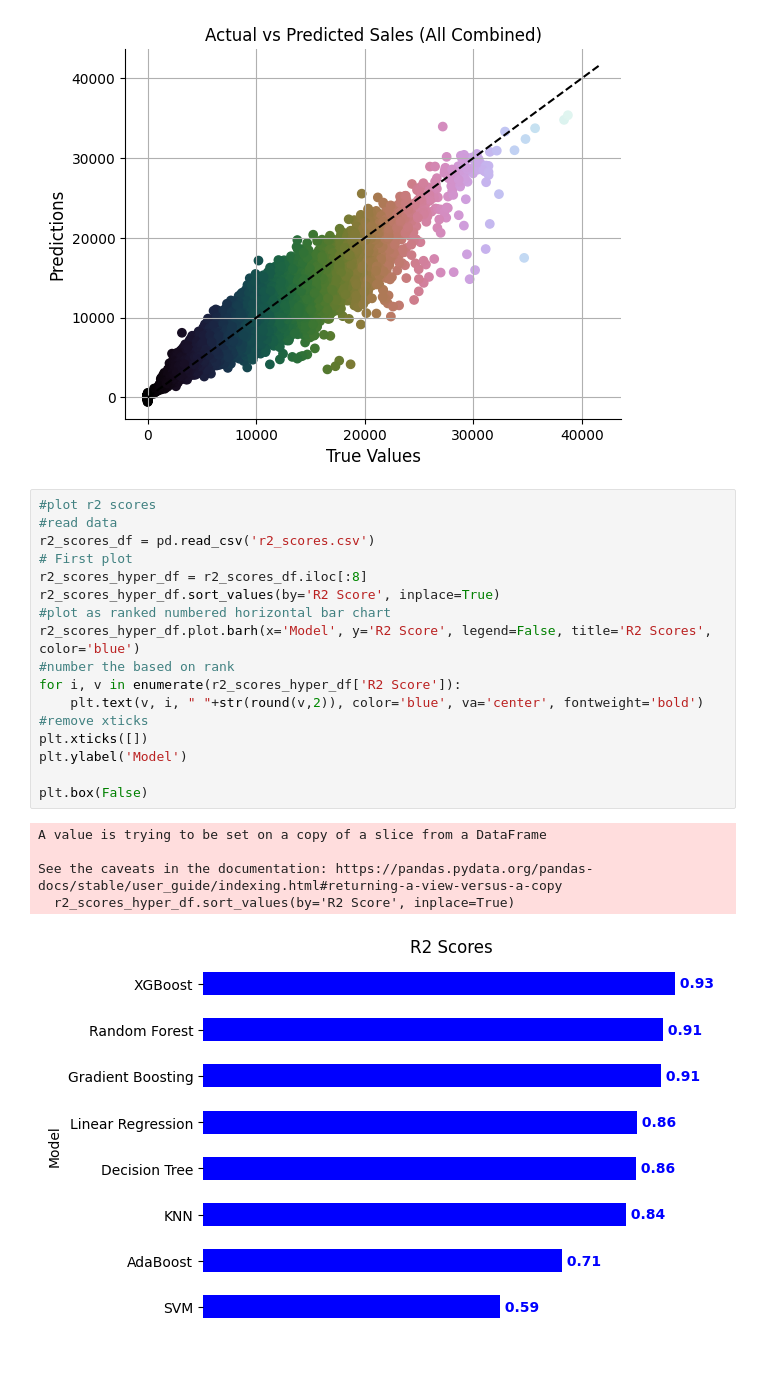
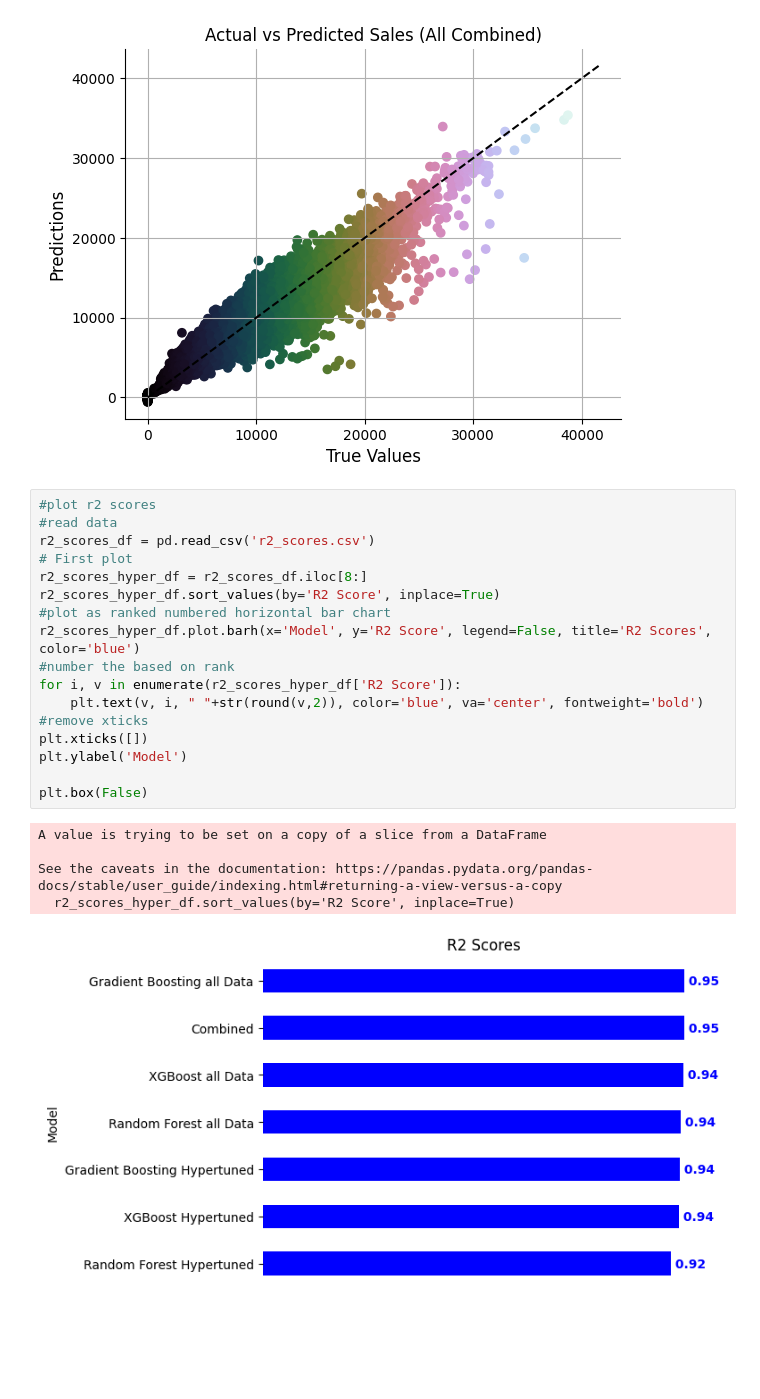
Before and after one commit to Bratpfannengamer/Rossmann, a Jupyter notebook: notebook.ipynb, the cells around one changed output. Cells and saved outputs as stored; diff of their text form; blank space fills up the shorter version.

```diff
--- a/notebook.ipynb
+++ b/notebook.ipynb
@@ -1243,26 +1243,26 @@ plt.show()
 # %%
 #plot r2 scores
 #read data
 r2_scores_df = pd.read_csv('r2_scores.csv')
 # First plot
-r2_scores_hyper_df = r2_scores_df.iloc[:8]
+r2_scores_hyper_df = r2_scores_df.iloc[8:]
 r2_scores_hyper_df.sort_values(by='R2 Score', inplace=True)
 #plot as ranked numbered horizontal bar chart
 r2_scores_hyper_df.plot.barh(x='Model', y='R2 Score', legend=False, title='R2 Scores', color='blue')
 #number the based on rank
 for i, v in enumerate(r2_scores_hyper_df['R2 Score']):
     plt.text(v, i, " "+str(round(v,2)), color='blue', va='center', fontweight='bold')
 #remove xticks
 plt.xticks([])
 plt.ylabel('Model')
 
 plt.box(False)
 # %% [output]
 A value is trying to be set on a copy of a slice from a DataFrame
 
 See the caveats in the documentation: https://pandas.pydata.org/pandas-docs/stable/user_guide/indexing.html#returning-a-view-versus-a-copy
   r2_scores_hyper_df.sort_values(by='R2 Score', inplace=True)
-[figure, old version]
+[figure, new version]
 # %% [markdown]
 ##
 # %% [markdown]
```
Also changed, not shown: parts of 1 cell of this notebook.
